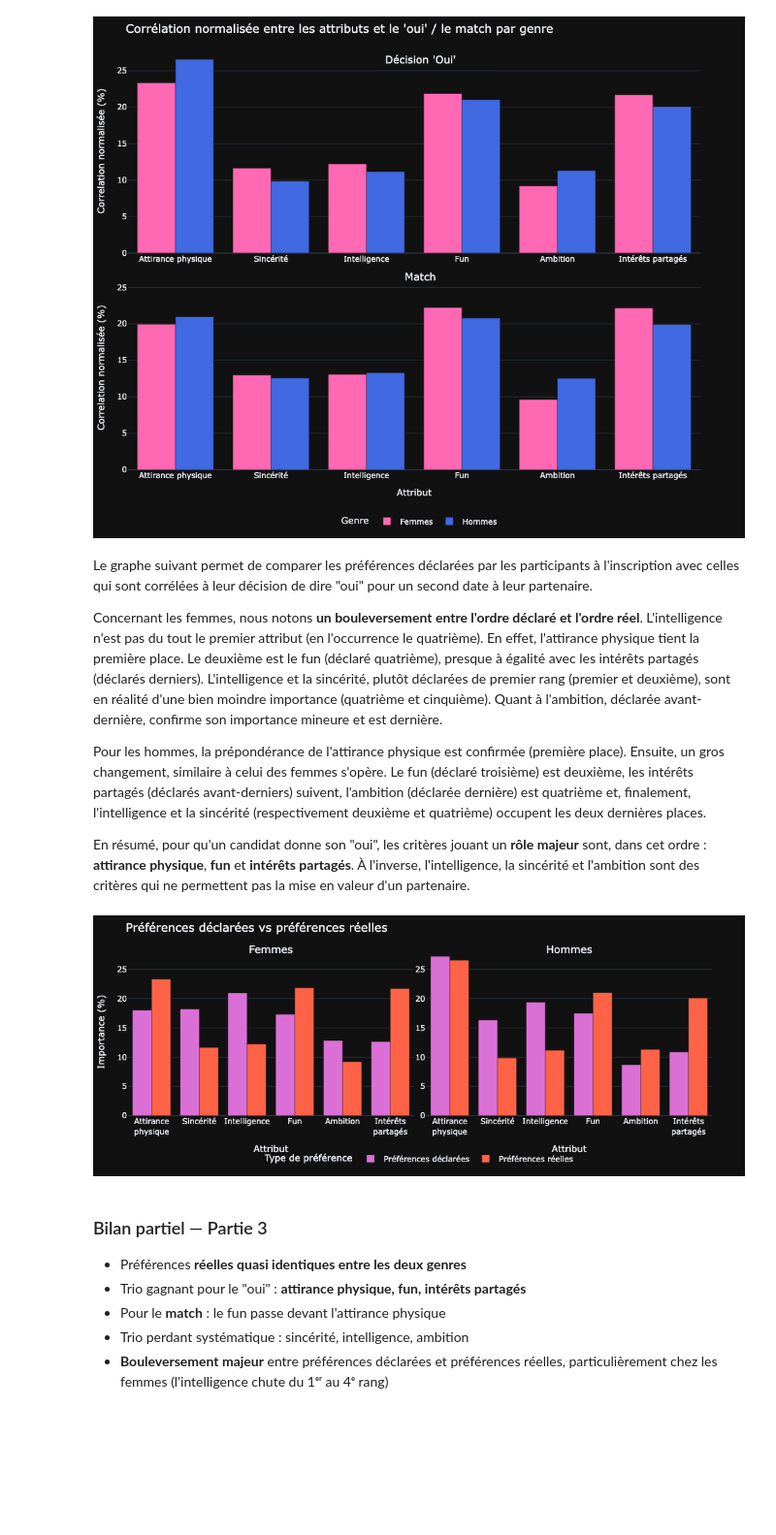
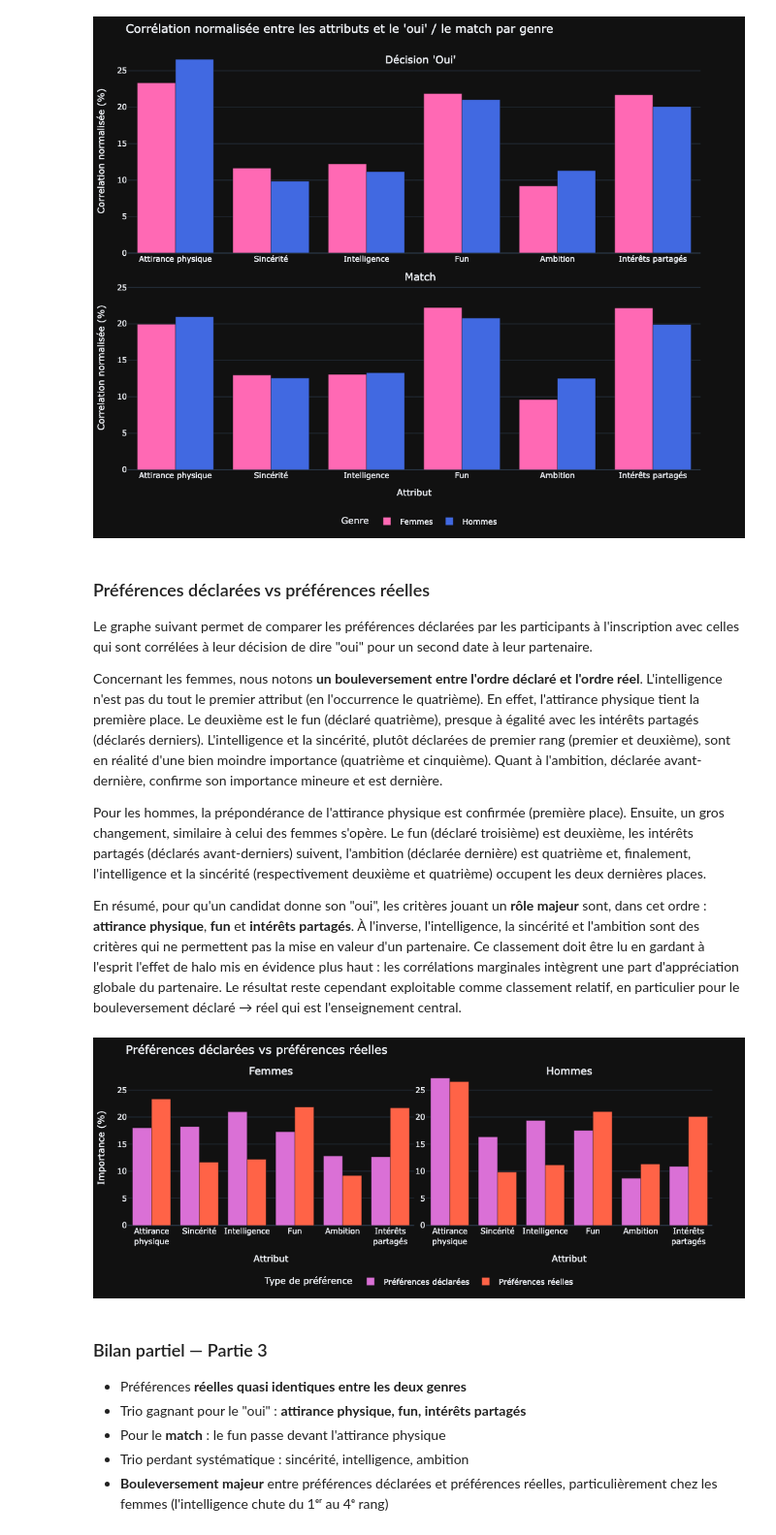
Before and after one commit to YoannRobert/jedha_projects, a Jupyter notebook: bloc2/Tinder/notebooks/Tinder.ipynb, the cells around one changed output. Shown at 97% size. Cells and saved outputs as stored; diff of their text form; code cells hidden in the pictures; blank space fills up the shorter version.

```diff
--- a/bloc2/Tinder/notebooks/Tinder.ipynb
+++ b/bloc2/Tinder/notebooks/Tinder.ipynb
@@ -1377,0 +1371,26 @@ Nous notons que les préférences réelles des femmes et des hommes sont assez p
+# %%
+# Corrélation inter-attributs des notes reçues
+attr_corr = df[ATTR_ABBREVS].corr()
+attr_corr.index = [ATTR_LABELS[a] for a in attr_corr.index]
+attr_corr.columns = [ATTR_LABELS[a] for a in attr_corr.columns]
+
+print("Matrice de corrélation entre les notes d'attribut données aux partenaires :")
+print(attr_corr.round(2).to_string(), end="\n\n")
+
+fig = px.imshow(
+    attr_corr,
+    text_auto=".2f",
+    color_continuous_scale=CONTINUOUS_COLOR_SCALE,
+    zmin=0, zmax=1,
+    title="Matrice de corrélation entre les six notes d'attribut",
+    labels={"color": "Corrélation"}
+)
+fig.update_layout(width=700, height=600)
+if EXPORT_IMG:
+    index_image += 1
+    fig.write_image(f"{IMG_DIR}/{index_image:02d}_matrice_correlation_inter_attributs.png")
+elif SHOW_INTERACTIVE_FIG:
+    fig.show()
+else:
+    img_bytes = fig.to_image(format="png")
+    display(Image(img_bytes))
@@ -1497,6 +1548,8 @@ Sincérité             12.8
 Ambition              11.1
 [figure]
 # %% [markdown]
+### Préférences déclarées vs préférences réelles
+
 Le graphe suivant permet de comparer les préférences déclarées par les participants à l'inscription avec celles qui sont corrélées à leur décision de dire "oui" pour un second date à leur partenaire.
 
 Concernant les femmes, nous notons **un bouleversement entre l'ordre déclaré et l'ordre réel**. L'intelligence n'est pas du tout le premier attribut (en l'occurrence le quatrième). En effet, l'attirance physique tient la première place. Le deuxième est le fun (déclaré quatrième), presque à égalité avec les intérêts partagés (déclarés derniers). L'intelligence et la sincérité, plutôt déclarées de premier rang (premier et deuxième), sont en réalité d'une bien moindre importance (quatrième et cinquième). Quant à l'ambition, déclarée avant-dernière, confirme son importance mineure et est dernière.
@@ -1505,6 +1558,7 @@ Pour les hommes, la prépondérance de l'attirance physique est confirmée (prem
 
 En résumé, pour qu'un candidat donne son "oui", les critères jouant un **rôle majeur** sont, dans cet ordre : **attirance physique**, **fun** et **intérêts partagés**.
 À l'inverse, l'intelligence, la sincérité et l'ambition sont des critères qui ne permettent pas la mise en valeur d'un partenaire.
+Ce classement doit être lu en gardant à l'esprit l'effet de halo mis en évidence plus haut : les corrélations marginales intègrent une part d'appréciation globale du partenaire. Le résultat reste cependant exploitable comme classement relatif, en particulier pour le bouleversement déclaré → réel qui est l'enseignement central.
 # %%
 # Stated vs. real preferences
 # - Stated: mean of preferences at signup (% of total)
@@ -1528,35 +1582,35 @@ fig = px.bar(
     title="Préférences déclarées vs préférences réelles",
     labels={'pct': 'Importance (%)'}
 )
 titles = {f"Genre={gender}": gender for gender in GENDER_LABELS.values()}
 fig.for_each_annotation(
     lambda a: a.update(
         text=titles.get(a.text, a.text),
         y=a.y - 0.05
     )
 )
 fig.update_layout(
     legend=dict(
         orientation='h',
         yanchor='top',
-        y=-0.2,
+        y=-0.3,
         xanchor='center',
         x=0.5
     )
 )
 fig.update_layout(height=400)
 fig.update_traces(yhoverformat=".1f")
 fig.update_yaxes(showticklabels=True)
 if EXPORT_IMG:
     index_image += 1
     fig.write_image(f"{IMG_DIR}/{index_image:02d}_preferences_declarees_vs_reelles.png")
 elif SHOW_INTERACTIVE_FIG:
     fig.show()
 else:
     img_bytes = fig.to_image(format="png")
     display(Image(img_bytes))
 # %% [output]
-[figure, old version]
+[figure, new version]
 # %% [markdown]
 ### Bilan partiel — Partie 3
 
```
Also changed, not shown: parts of 10 cells of this notebook, 1 other file.
